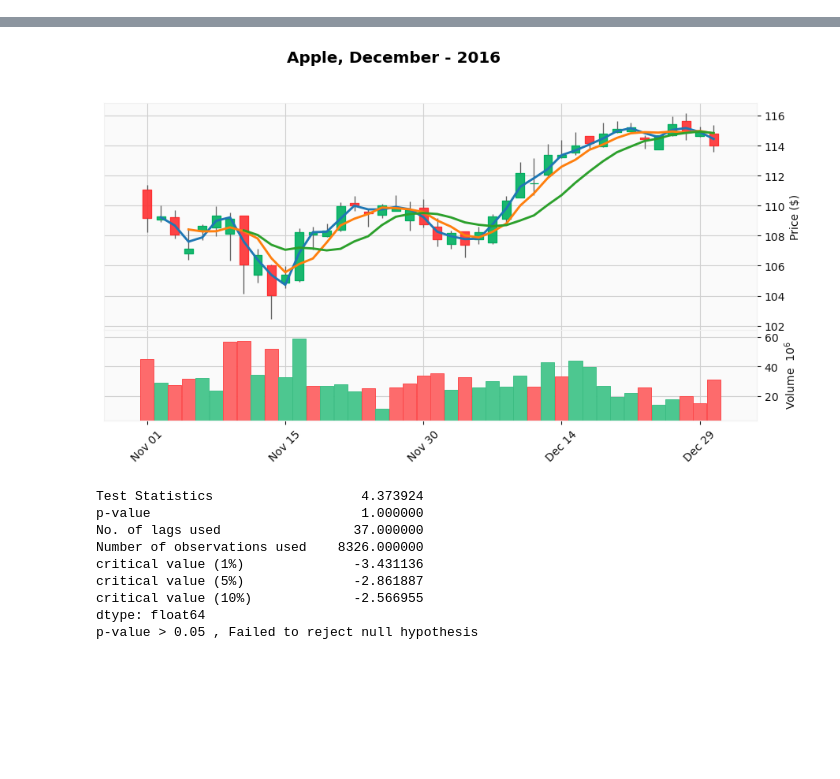
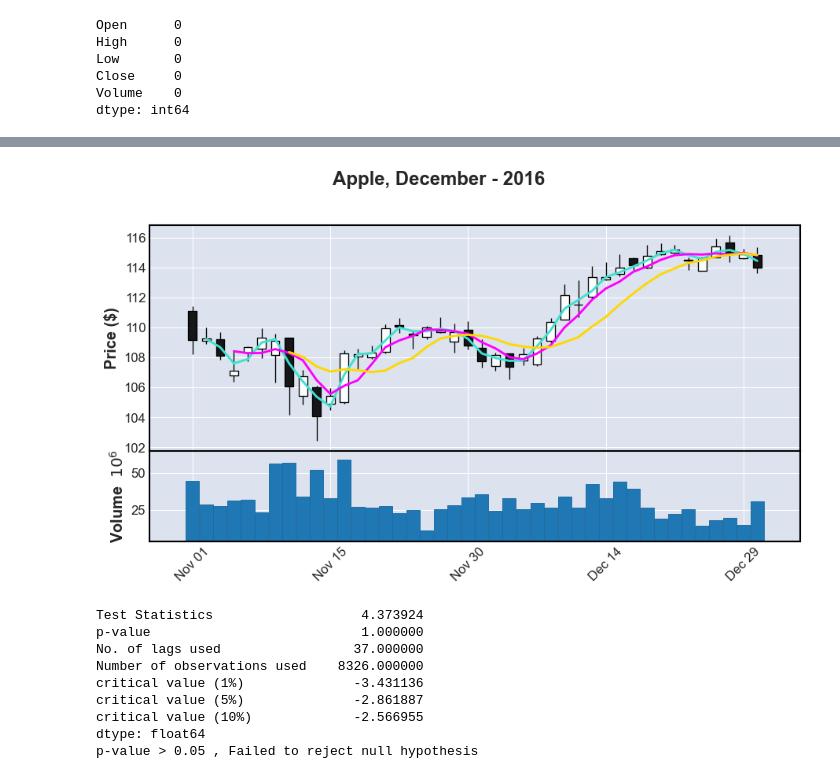
Before and after one commit to sharyar/mece-788-project-1, a Jupyter notebook: regression_notebook.ipynb, the cells around one changed output, grey strips where cells are left out. Saved outputs shown, nothing was run; the diff lists cells and outputs as text; code cells hidden in the pictures; blank space fills up the shorter version.

```diff
--- a/regression_notebook.ipynb
+++ b/regression_notebook.ipynb
@@ -83,6 +86,18 @@ df_apple.index = pd.to_datetime(df_apple.index)
 
 # Drop unneeded column
 df_apple.drop(columns='OpenInt', inplace=True)
+
+# Check if values missing in any of the remaning columns:
+df_apple.isnull().sum()
+
+# we can see that none of our values are missing so we do not have to worry about those right now.
+# %% [output]
+Open      0
+High      0
+Low       0
+Close     0
+Volume    0
+dtype: int64
 # %%
 # Show basic information about the stock:
 df_apple_last_month = df_apple.loc['2016-11-01':'2016-12-31']
@@ -101,20 +116,20 @@ fig.show()
 # %%
 # Moving averages and candles!
 # Lets plot for the last month of the data set:
 
 fplt.plot(
     df_apple_last_month,
     type='candle',
     title='Apple, December - 2016',
     ylabel='Price ($)',
-    style = 'yahoo',
+
     volume = True,
     mav=(2,4,8),
     figratio=(20,10),
 
 )
 # %% [output]
-[figure, old version]
+[figure, new version]
 # %%
 # Perform ADF on data set:
 def adf_print(df):
```
Also changed, not shown: parts of 5 cells of this notebook.
